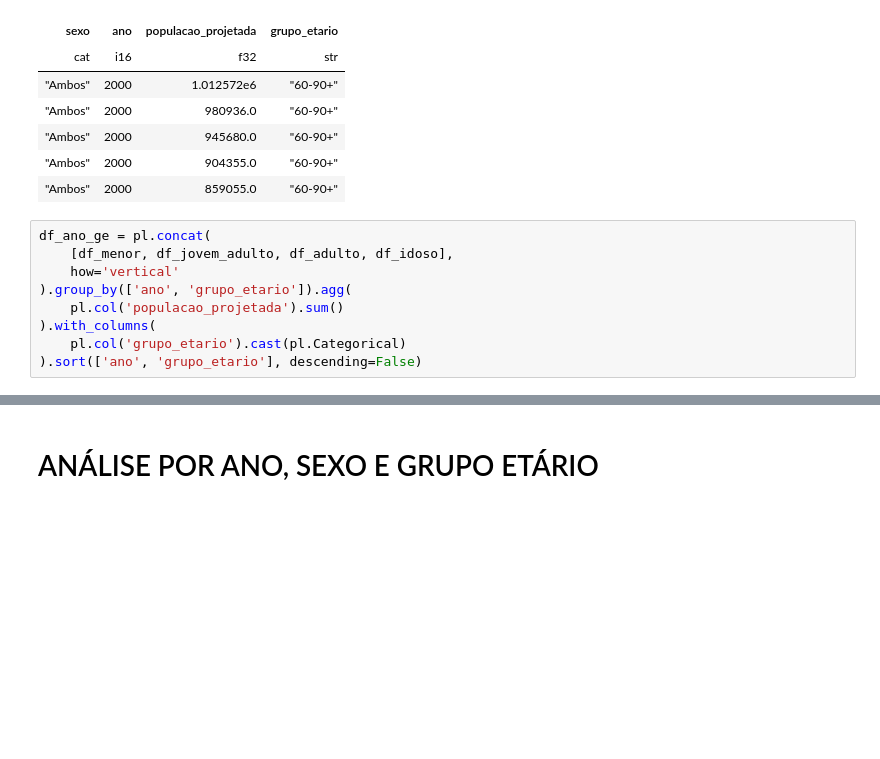
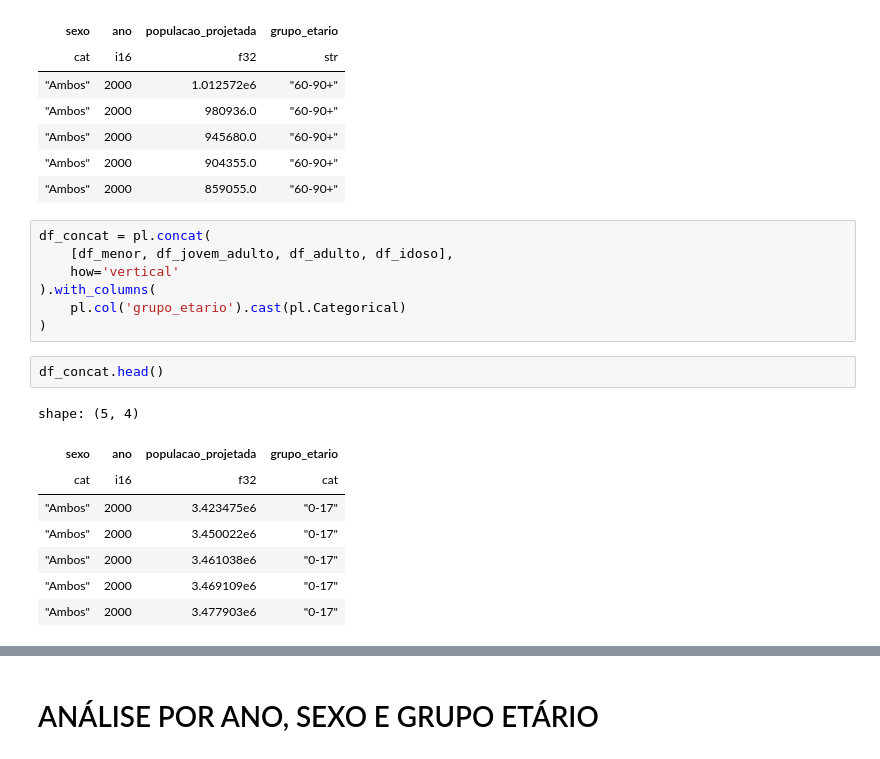
Before and after one commit to LazaroDamasceno/Rascunho-Artigo, a Jupyter notebook: analise_dados/projecao_populaco_ibge/projecao_populacao.ipynb, the cells around one changed output, grey strips where cells are left out. Drawn from its saved outputs; the diff is of its cells as text; blank space fills up the shorter version.

```diff
--- a/analise_dados/projecao_populaco_ibge/projecao_populacao.ipynb
+++ b/analise_dados/projecao_populaco_ibge/projecao_populacao.ipynb
@@ -229,11 +229,20 @@ shape: (5, 4)
 | "Ambos" | 2000 | 904355.0 | "60-90+" |
 | "Ambos" | 2000 | 859055.0 | "60-90+" |
 # %%
-df_ano_ge = pl.concat(
+df_concat = pl.concat(
     [df_menor, df_jovem_adulto, df_adulto, df_idoso],
     how='vertical'
-).group_by(['ano', 'grupo_etario']).agg(
-    pl.col('populacao_projetada').sum()
 ).with_columns(
     pl.col('grupo_etario').cast(pl.Categorical)
-).sort(['ano', 'grupo_etario'], descending=False)
+)
+# %%
+df_concat.head()
+# %% [output]
+shape: (5, 4)
+| sexo | ano | populacao_projetada | grupo_etario |
+| cat | i16 | f32 | cat |
+| "Ambos" | 2000 | 3.423475e6 | "0-17" |
+| "Ambos" | 2000 | 3.450022e6 | "0-17" |
+| "Ambos" | 2000 | 3.461038e6 | "0-17" |
+| "Ambos" | 2000 | 3.469109e6 | "0-17" |
+| "Ambos" | 2000 | 3.477903e6 | "0-17" |
```
Also changed, not shown: parts of 9 cells of this notebook, 14 other files.
